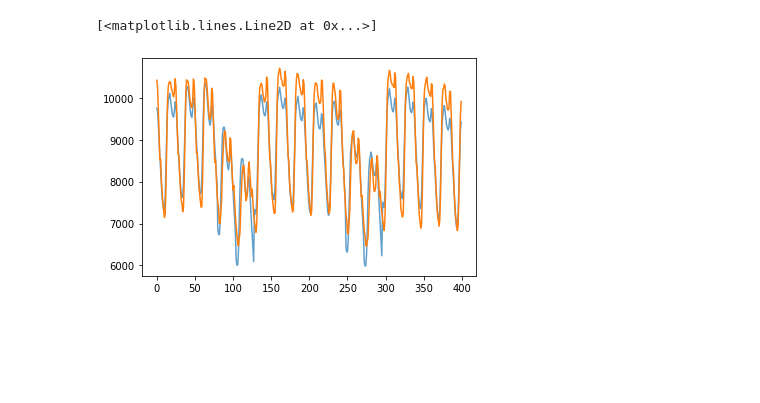
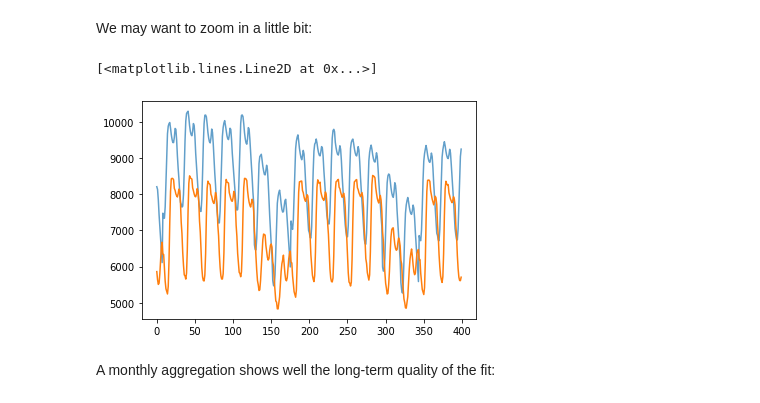
Before and after one commit to inwe-boku/lecture-scientific-computing, a Jupyter notebook: lecture07-fitting/lecture07-dummies.ipynb, the cells around one changed output. Cells and saved outputs as stored; diff of their text form; code cells hidden in the pictures; blank space fills up the shorter version.

```diff
--- a/lecture07-fitting/lecture07-dummies.ipynb
+++ b/lecture07-fitting/lecture07-dummies.ipynb
@@ -63,4 +114,5 @@ def get_hourly_country_data(data, country):
 
     return ret_data
 
-power_demand_at_hourly = get_hourly_country_data(power_demand, "Austria")["2017-01-01":"2019-12-31"]
+power_demand_at_hourly = get_hourly_country_data(power_demand, "Austria")["2016-01-01":"2019-12-31"]
+power_demand_at_hourly = power_demand_at_hourly.join(all_years_holidays)
@@ -74,8 +132,8 @@ Y = get_Y(power_demand_at_hourly)
 # %%
 def get_X(data, has_trend = False):
 
-    #monthly_dummies = np.array(pd.get_dummies(
-    #    data.index.month))
+    weekly_dummies = np.array(pd.get_dummies(
+        data.index.week))
     #[:, :11]
     cos = np.cos(2 * np.pi * ((data.index.dayofyear.values - 1) * 24 + data.index.hour.values) / 8760)
     sin = np.sin(2 * np.pi * ((data.index.dayofyear.values - 1) * 24 + data.index.hour.values) / 8760)
@@ -86,12 +144,16 @@ def get_X(data, has_trend = False):
 
     hour = np.array(pd.get_dummies(
         data.index.hour))
+
+    holiday = np.array(pd.get_dummies(data["is_holiday"]))
     #[:, :23]
 
     trend = np.arange(0, len(hour)).reshape(-1, 1)
 
 
     X_out = np.append(hour, weekday, axis=1)
+    X_out = np.append(X_out, holiday, axis=1)
+    X_out = np.append(X_out, weekly_dummies, axis=1)
     X_out = np.append(X_out, cos.reshape(-1, 1), axis=1)
 
     if(has_trend):
@@ -99,4 +161,5 @@ def get_X(data, has_trend = False):
 
     return X_out
 
+
 X = get_X(power_demand_at_hourly)
@@ -121,0 +204,13 @@ r2_score(Y, pred)
+# %%
+len_tot = X.shape[0]
+ics_test = np.arange(0, int(len_tot * 0.2))
+ics_training = np.arange(int(len_tot*0.2), len_tot)
+ics_training
+
+X_training = X[ics_training, :]
+Y_training = Y[ics_training, :]
+X_test = X[ics_test, :]
+Y_test = Y[ics_test, :]
+
+
+pred, residues, regr = train_model(X_training, X_test, Y_training, Y_test)
@@ -121,0 +223,2 @@ r2_score(Y, pred)
+# %%
+pred, residues, regr = train_model(X, X, Y, Y)
@@ -122,10 +229,14 @@ r2_score(Y, pred)
+# %% [markdown]
+We may want to zoom in a little bit:
 # %%
 plt.plot(pred[400:800], alpha=0.7)
 
-plt.plot(Y[400:800])
+plt.plot(Y_test[400:800])
 # %% [output]
 [<matplotlib.lines.Line2D at 0x...>]
-[figure, old version]
+[figure, new version]
+# %% [markdown]
+A monthly aggregation shows well the long-term quality of the fit:
 # %%
 power_demand_at_hourly["Prediction"] = pred
 power_demand_at_hourly["TotalLoadValue"].resample('1m').mean().plot()
```
Also changed, not shown: parts of 43 cells of this notebook.
